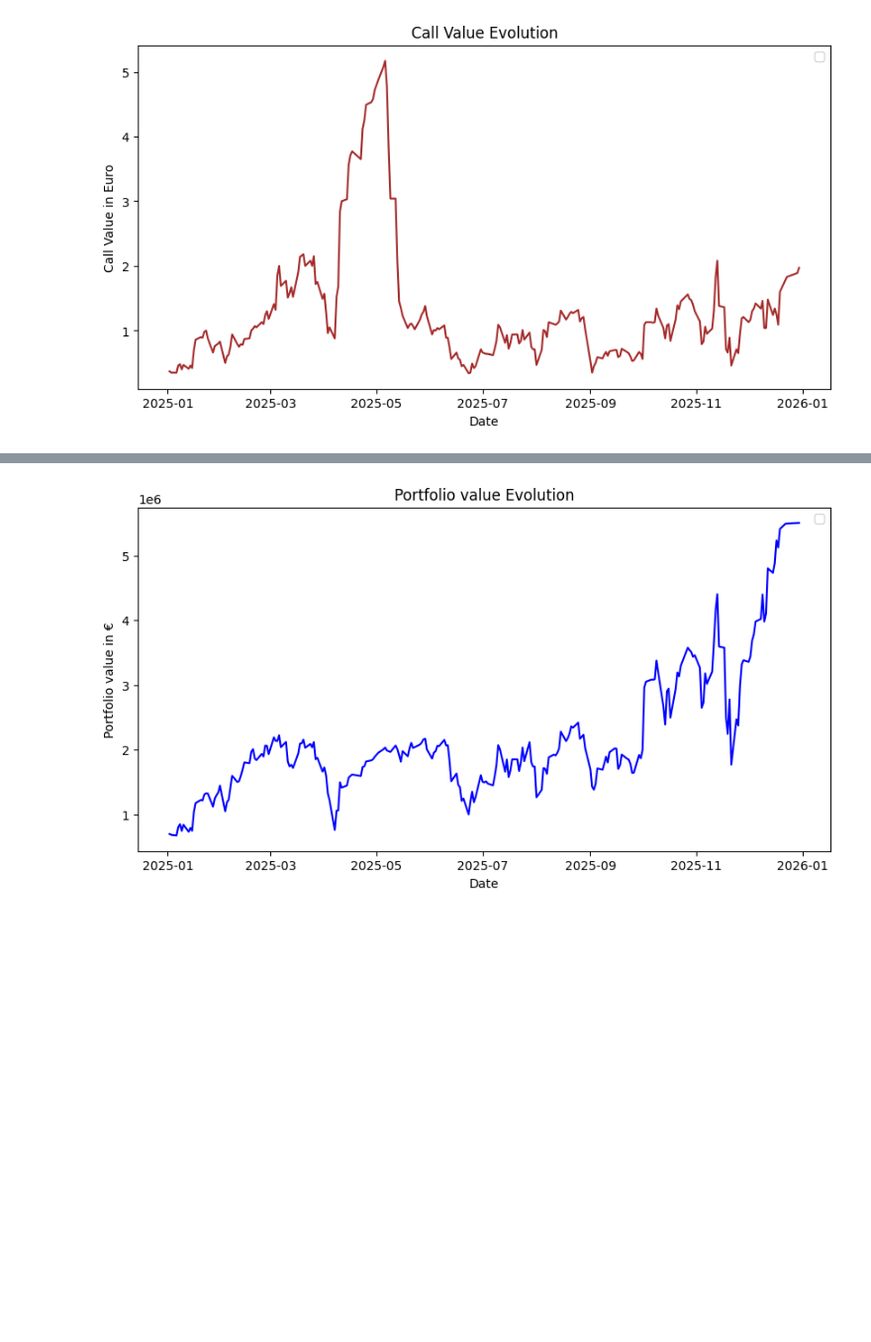
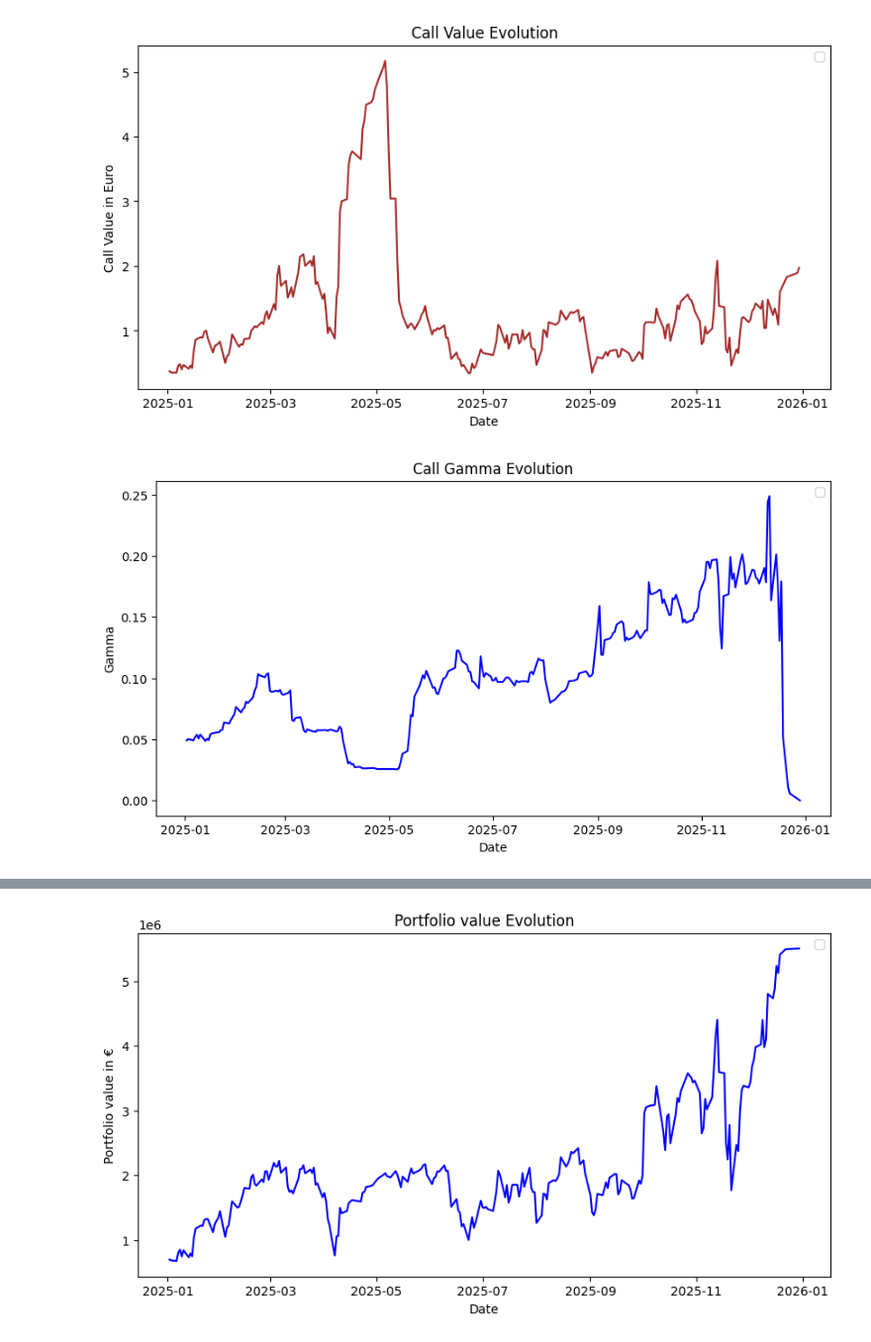
Before and after one commit to rakotoan/Call_Delta-Hedging, a Jupyter notebook: Delta-hedging.ipynb, the cells around one changed output, grey strips where cells are left out. Shown at 99% size. Saved outputs shown, nothing was run; the diff lists cells and outputs as text; code cells hidden in the pictures; blank space fills up the shorter version.

```diff
--- a/Delta-hedging.ipynb
+++ b/Delta-hedging.ipynb
@@ -446,6 +472,17 @@ plt.legend()
 plt.show()
 # %% [output]
 [figure]
+# %%
+
+plt.figure(figsize=(10,5))
+plt.plot(bt.index,bt["Gamma"],color='b')
+plt.xlabel("Date")
+plt.ylabel("Gamma")
+plt.title("Call Gamma Evolution")
+plt.legend()
+plt.show()
+# %% [output]
+[figure, added]
 # %%
 plt.figure(figsize=(10,5))
 plt.plot(bt.index,bt["Portfolio Delta"],color='b')
```
Also changed, not shown: parts of 10 cells of this notebook.
